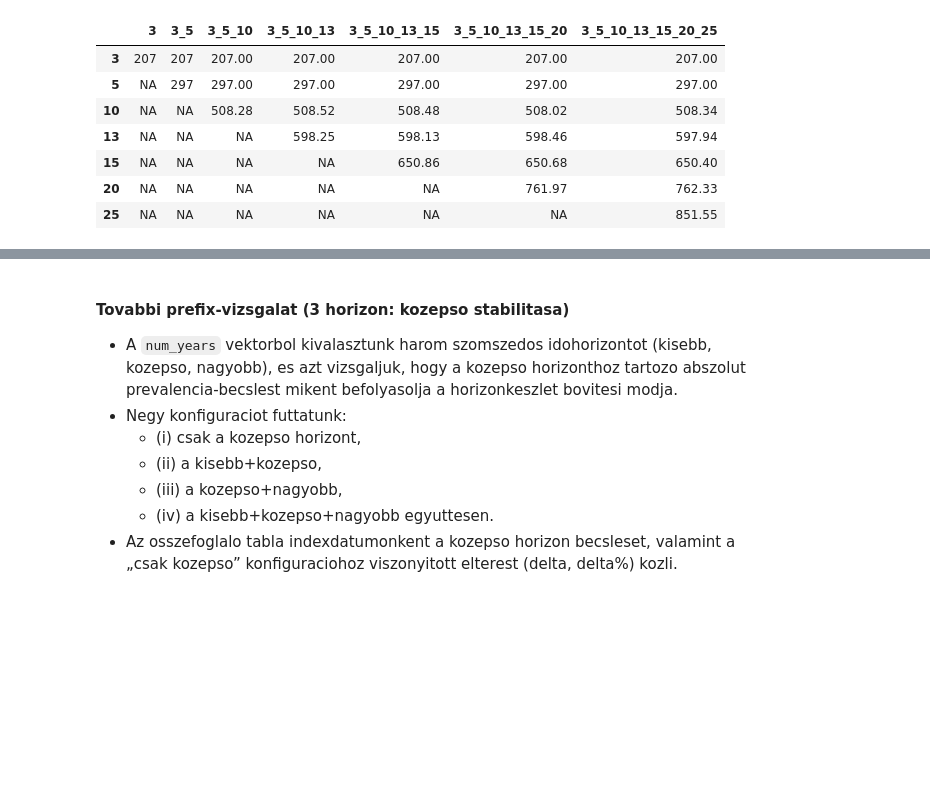
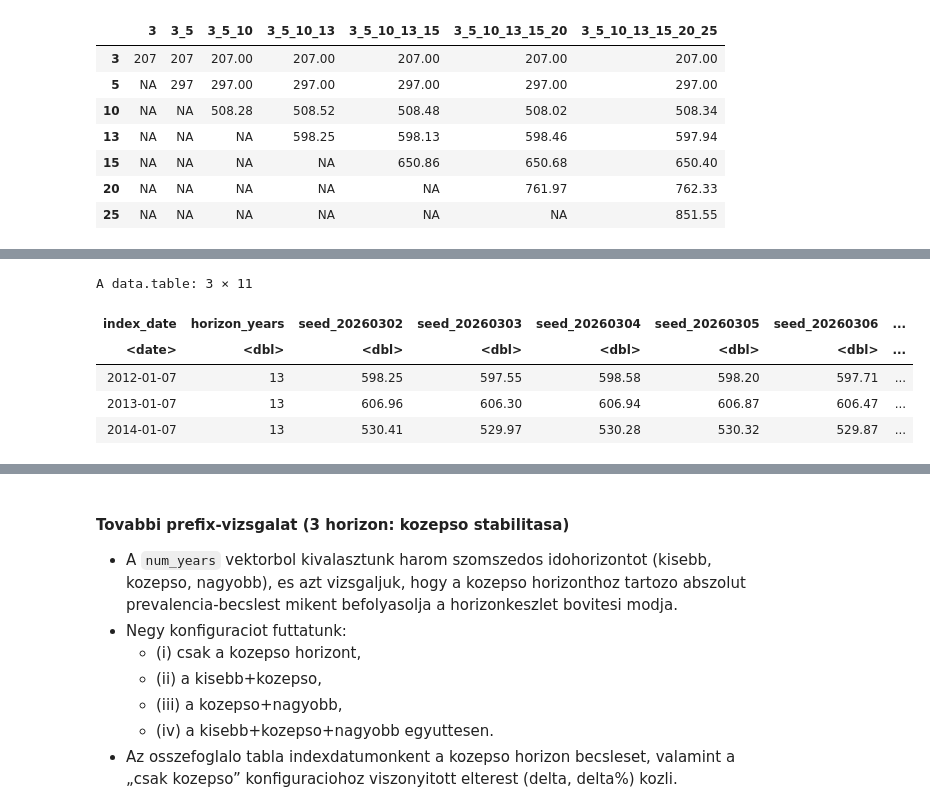
Before and after one commit to lrado1/rprev-ext, a Jupyter notebook: notebooks/ref-ext-consistency.ipynb, the cells around one changed output, grey strips where cells are left out. Drawn from its saved outputs; the diff is of its cells as text; code cells hidden in the pictures; blank space fills up the shorter version.

```diff
--- a/notebooks/ref-ext-consistency.ipynb
+++ b/notebooks/ref-ext-consistency.ipynb
@@ -428 +437,62 @@ A matrix: 7 × 7 of type dbl
+# %%
+# Variabilitás: fix horizon, több seed futtatás
+
+# Paraméterek a seed-szenzitivitás vizsgálathoz
+h_focus <- 13
+n_seed_runs <- 8
+seed_base <- seed
+seeds <- seed_base + seq_len(n_seed_runs) - 1
+
+registry_start_local <- min(base_df$entrydate, na.rm = TRUE)
+
+run_one_seed <- function(seed_i) {
+  set.seed(seed_i)
+  res <- prevalence(
+    index = index_dates,
+    num_years_to_estimate = c(h_focus),
+    data = base_df,
+    inc_formula = inc_formula,
+    surv_formula = surv_formula,
+    dist = dist,
+    population_size = population_size,
+    death_column = death_column,
+    registry_start_date = registry_start_local,
+    N_boot = N_boot
+  )
+  est <- res$estimates[[paste0("y", h_focus)]]
+  data.frame(
+    index_date = as.Date(est$index_date),
+    abs_prev = as.numeric(est[["absolute.prevalence"]])
+  )
+}
+
+runs <- lapply(seeds, run_one_seed)
+
+# Széles tábla: 1 oszlop / seed, soronként indexdátum
+seed_tbl <- data.frame(index_date = as.Date(index_dates))
+for (i in seq_along(seeds)) {
+  df_i <- runs[[i]]
+  v_i <- df_i$abs_prev[match(as.Date(index_dates), as.Date(df_i$index_date))]
+  seed_tbl[[paste0("seed_", seeds[i])]] <- v_i
+}
+seed_tbl$horizon_years <- h_focus
+
+# Variancia az ismételt seed-futtatások között (indexdátumonként)
+run_cols <- grep("^seed_", names(seed_tbl), value = TRUE)
+seed_tbl$variance <- apply(seed_tbl[, run_cols, drop = FALSE], 1, var, na.rm = TRUE)
+
+# Megjelenítés (kerekítve)
+seed_tbl[, run_cols] <- lapply(seed_tbl[, run_cols, drop = FALSE], function(x) round(x, 2))
+seed_tbl$variance <- round(seed_tbl$variance, 2)
+
+# Oszlopsorrend: indexdátum, horizont, seed futások, variancia
+seed_tbl <- seed_tbl[, c("index_date", "horizon_years", run_cols, "variance")]
+data.table::as.data.table(seed_tbl)
+# %% [output]
+A data.table: 3 × 11
+| index_date | horizon_years | seed_20260302 | seed_20260303 | seed_20260304 | seed_20260305 | seed_20260306 | ... |
+| <date> | <dbl> | <dbl> | <dbl> | <dbl> | <dbl> | <dbl> | ... |
+| 2012-01-07 | 13 | 598.25 | 597.55 | 598.58 | 598.20 | 597.71 | ... |
+| 2013-01-07 | 13 | 606.96 | 606.30 | 606.94 | 606.87 | 606.47 | ... |
+| 2014-01-07 | 13 | 530.41 | 529.97 | 530.28 | 530.32 | 529.87 | ... |
 # %% [markdown]
```
Also changed, not shown: parts of 2 cells of this notebook.
